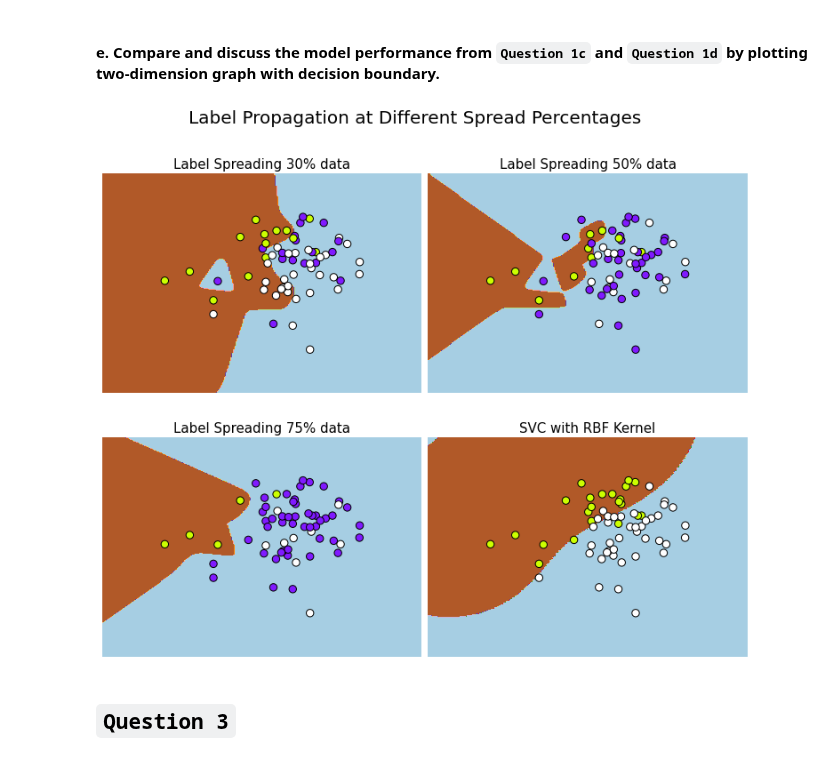
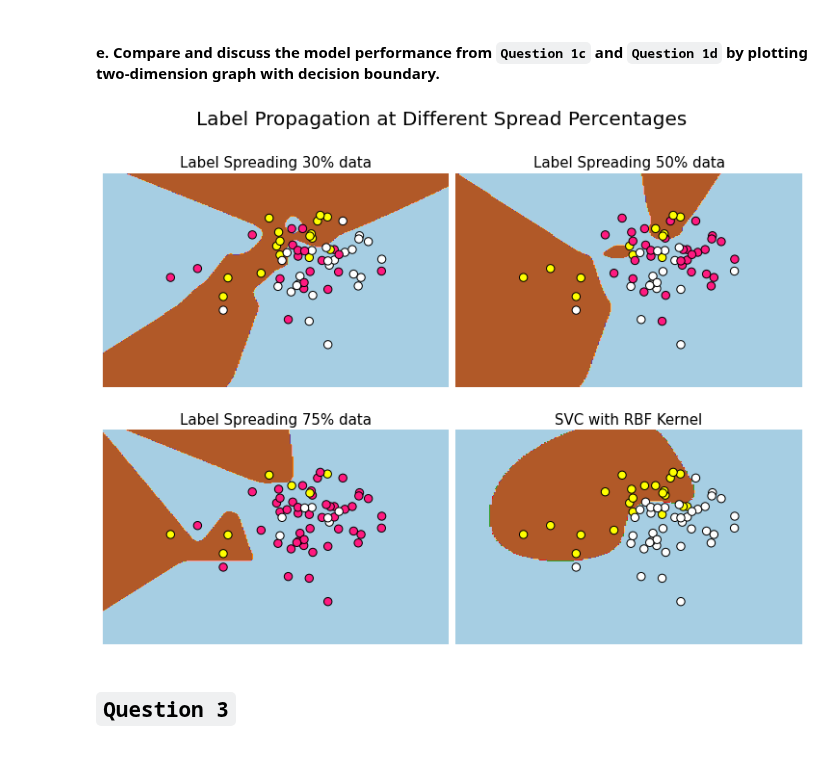
Before and after one commit to rrwabina/RADI608, a Jupyter notebook: Python Lectures/07 Semi-Supervised Learning/scripts/assignment.ipynb, the cells around one changed output. Saved outputs shown, nothing was run; the diff lists cells and outputs as text; code cells hidden in the pictures.

```diff
--- a/Python Lectures/07 Semi-Supervised Learning/scripts/assignment.ipynb
+++ b/Python Lectures/07 Semi-Supervised Learning/scripts/assignment.ipynb
@@ -117,50 +121,53 @@ def label_propagate(X, y, rate):
     y_new = np.copy(y)
     y_new[rng.rand(len(y)) < rate] = 0
     ls_ix = (LabelSpreading().fit(X, y_new), y_new)
+    ls_ix = (ls_ix[0], ls_ix[1].ravel())
     return y_new, ls_ix
 
 y30, ls30 = label_propagate(X, y, rate = 0.30)
 y50, ls50 = label_propagate(X, y, rate = 0.50)
-y75, ls75 = label_propagate(X, y, rate = 0.75)
+y75, ls70 = label_propagate(X, y, rate = 0.70)
 
-rbf_svc = (SVC(kernel = 'rbf', gamma = 0.5).fit(X, y), y)
+rbf_svc = (SVC(kernel = 'rbf', C = 100, gamma = 1).fit(X, y), y)
 # %% [markdown]
 #### e. Compare and discuss the model performance from <code>Question 1c</code> and <code>Question 1d</code> by plotting two-dimension graph with decision boundary.
 # %%
 def get_colors(y_list):
     colors = []
     for y in y_list:
         if   y == -1:
             color = (1, 1,  1)
         elif y ==  0:
-            color = (0.5, 0.1, 1)
+            color = (1, 0.1, 0.5)
         elif y ==  1:
-            color = (0.8, 1, 0)
+            color = (1, 1, 0)
         colors.append(color)
     return colors
 
+def generate_plot()
 x_min, x_max = X[:, 0].min() -1, X[:, 0].max() + 1
 y_min, y_max = X[:, 1].min() -1, X[:, 1].max() + 1
 
 h = 0.02
-xx, yy = np.meshgrid(np.arange(x_min, x_max, h), np.arange(y_min, y_max, h))
-titles = ['Label Spreading 30% data', 'Label Spreading 50% data', 'Label Spreading 75% data', 'SVC with RBF Kernel']
+titles = [  'Label Spreading 30% data', 'Label Spreading 50% data',
+            'Label Spreading 75% data', 'SVC with RBF Kernel']
 
-plt.figure(figsize = (13, 10))
-for i, (clf, y_train) in enumerate((ls30, ls50, ls75, rbf_svc)):
+plt.figure(figsize = (13, 9))
+for i, (clf, y_train) in enumerate((ls30, ls50, ls70, rbf_svc)):
     plt.subplot(2, 2, i + 1)
+    xx, yy = np.meshgrid(np.arange(x_min, x_max, h), np.arange(y_min, y_max, h))
     Z = clf.predict(np.c_[xx.ravel(), yy.ravel()])
     Z = Z.reshape(xx.shape)
 
     plt.subplots_adjust(wspace = 0.02, hspace = 0.2)
     plt.contourf(xx, yy, Z, cmap = plt.cm.Paired)
     plt.axis('off')
     plt.scatter(X[:, 0], X[:, 1], s = 70, c = get_colors(y_train), edgecolors = 'black')
     plt.title(titles[i], size = 15)
 plt.suptitle('Label Propagation at Different Spread Percentages', size = 20)
 plt.show()
 # %% [output]
-[figure, old version]
+[figure, new version]
 # %% [markdown]
 ## <code>Question 3</code>
 # %%
```
Also changed, not shown: parts of 5 cells of this notebook, 5 other files.
